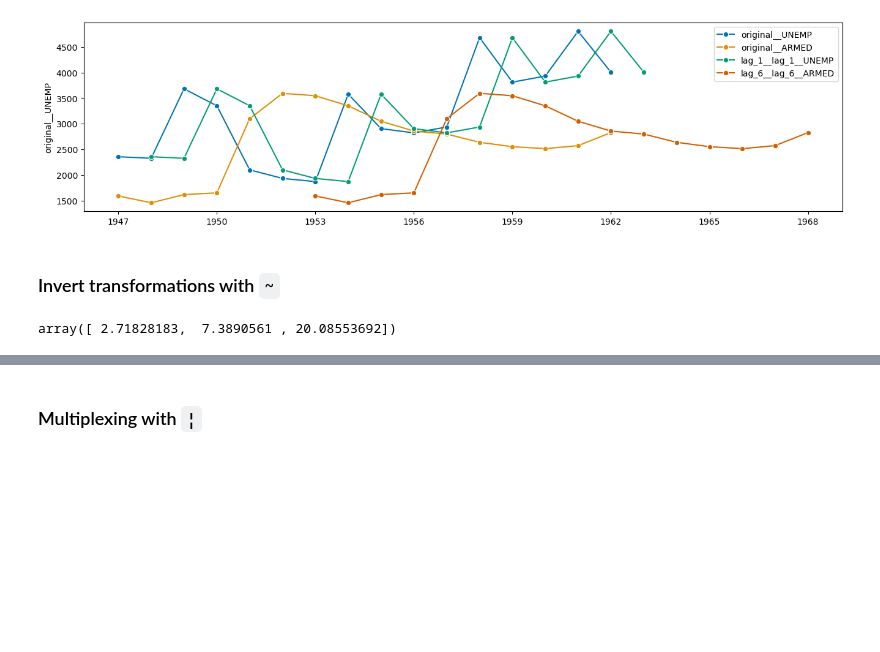
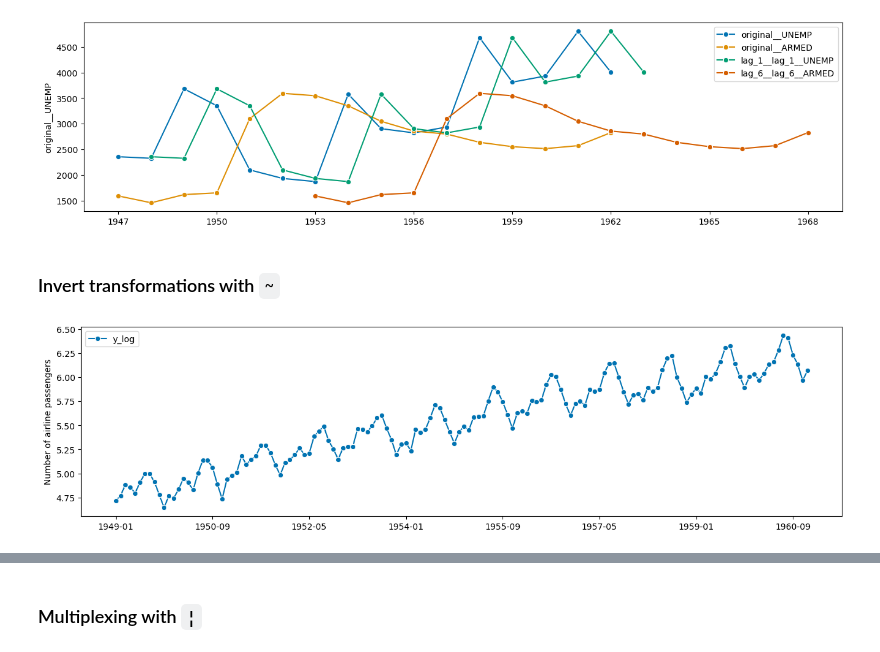
Before and after one commit to sktime/sktime-tutorial-ODSC-Europe-2023, a Jupyter notebook: notebooks/04_advanced.ipynb, the cells around one changed output, grey strips where cells are left out. Drawn from its saved outputs; the diff is of its cells as text; code cells hidden in the pictures; blank space fills up the shorter version.

```diff
--- a/notebooks/04_advanced.ipynb
+++ b/notebooks/04_advanced.ipynb
@@ -433,16 +433,15 @@ fig, ax = plot_series(*(y_transformed[col] for col in y_transformed.columns), la
 [figure]
 # %% [markdown]
 ### Invert transformations with `~`
-# %%
-import numpy as np
-
-from sktime.transformations.series.boxcox import LogTransformer
-
-log = LogTransformer()
-
-exp = ~log
-
-# this behaves like an "e to the power of" transformer now
-exp.fit_transform(np.array([1, 2, 3]))
-# %% [output]
-array([ 2.71828183,  7.3890561 , 20.08553692])
+# %%
+from sktime.transformations.series.boxcox import LogTransformer
+
+y = load_airline()
+
+log_pipeline = LogTransformer()
+
+y_log = log_pipeline.fit_transform(y)
+
+fig, ax = plot_series(y_log, labels=["y_log"])
+# %% [output]
+[figure, added]
```
Also changed, not shown: parts of 8 cells of this notebook.
